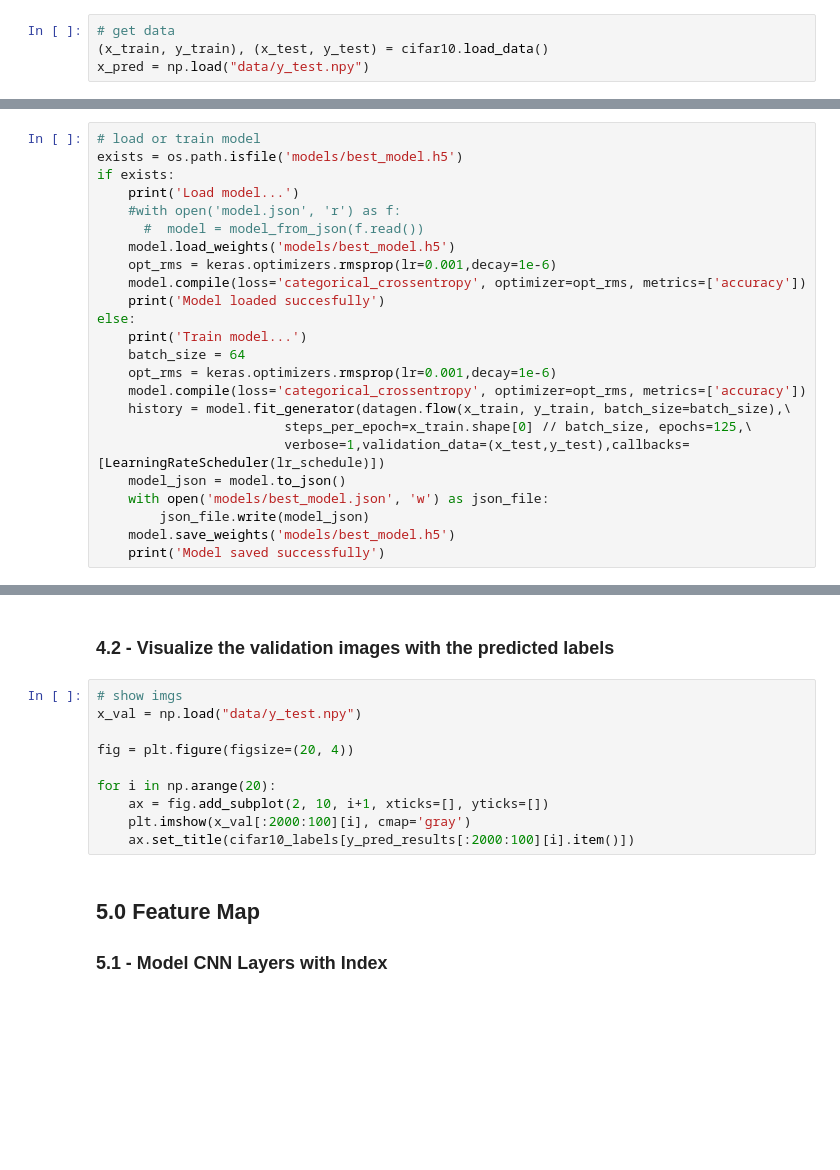
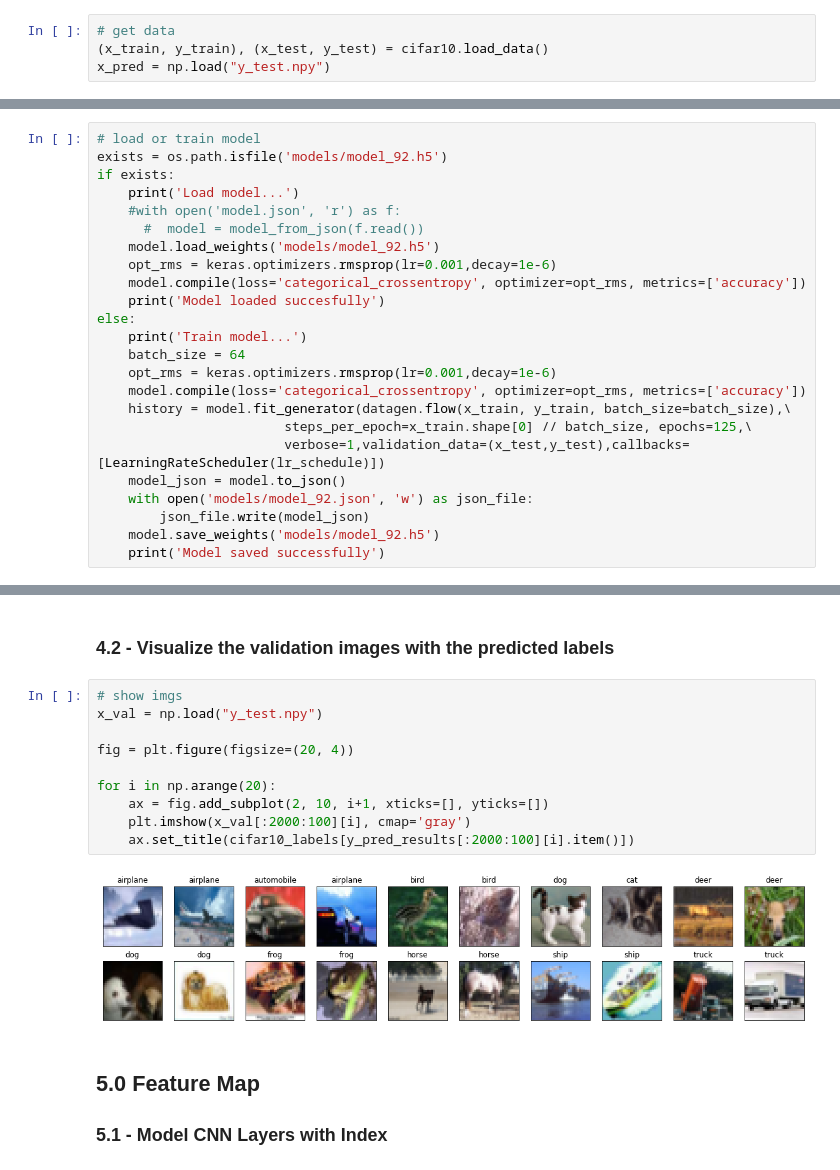
Before and after one commit to bohniti/The-CIFAR-10-dataset, a Jupyter notebook: CS4487_Group_Project_CIFAR10.ipynb, the cells around one changed output, grey strips where cells are left out. Drawn from its saved outputs; the diff is of its cells as text; blank space fills up the shorter version.

```diff
--- a/CS4487_Group_Project_CIFAR10.ipynb
+++ b/CS4487_Group_Project_CIFAR10.ipynb
@@ -36,7 +36,7 @@ cifar10_labels = np.array(['airplane','automobile','bird','cat','deer','dog','fr
 # %%
 # get data
 (x_train, y_train), (x_test, y_test) = cifar10.load_data()
-x_pred = np.load("data/y_test.npy")
+x_pred = np.load("y_test.npy")
 # %% [markdown]
 ### 1.2 - Visualize the first 20 images
 # %%
@@ -227,12 +227,12 @@ None
 ### 3.1 - Load the trained model if it exists, else train the model
 # %%
 # load or train model
-exists = os.path.isfile('models/best_model.h5')
+exists = os.path.isfile('models/model_92.h5')
 if exists:
     print('Load model...')
     #with open('model.json', 'r') as f:
       #  model = model_from_json(f.read())
-    model.load_weights('models/best_model.h5')
+    model.load_weights('models/model_92.h5')
     opt_rms = keras.optimizers.rmsprop(lr=0.001,decay=1e-6)
     model.compile(loss='categorical_crossentropy', optimizer=opt_rms, metrics=['accuracy'])
     print('Model loaded succesfully')
@@ -245,9 +245,9 @@ else:
                         steps_per_epoch=x_train.shape[0] // batch_size, epochs=125,\
                         verbose=1,validation_data=(x_test,y_test),callbacks=[LearningRateScheduler(lr_schedule)])
     model_json = model.to_json()
-    with open('models/best_model.json', 'w') as json_file:
+    with open('models/model_92.json', 'w') as json_file:
         json_file.write(model_json)
-    model.save_weights('models/best_model.h5')
+    model.save_weights('models/model_92.h5')
     print('Model saved successfully')
 # %% [output]
 Load model...
@@ -290,14 +286,16 @@ except:
 ### 4.2 - Visualize the validation images with the predicted labels
 # %%
 # show imgs
-x_val = np.load("data/y_test.npy")
+x_val = np.load("y_test.npy")
 
 fig = plt.figure(figsize=(20, 4))
 
 for i in np.arange(20):
     ax = fig.add_subplot(2, 10, i+1, xticks=[], yticks=[])
     plt.imshow(x_val[:2000:100][i], cmap='gray')
     ax.set_title(cifar10_labels[y_pred_results[:2000:100][i].item()])
+# %% [output]
+[figure, added]
 # %% [markdown]
 ## 5.0 Feature Map
 ### 5.1 - Model CNN Layers with Index
```
Also changed, not shown: parts of 6 cells of this notebook, 1 other file.
